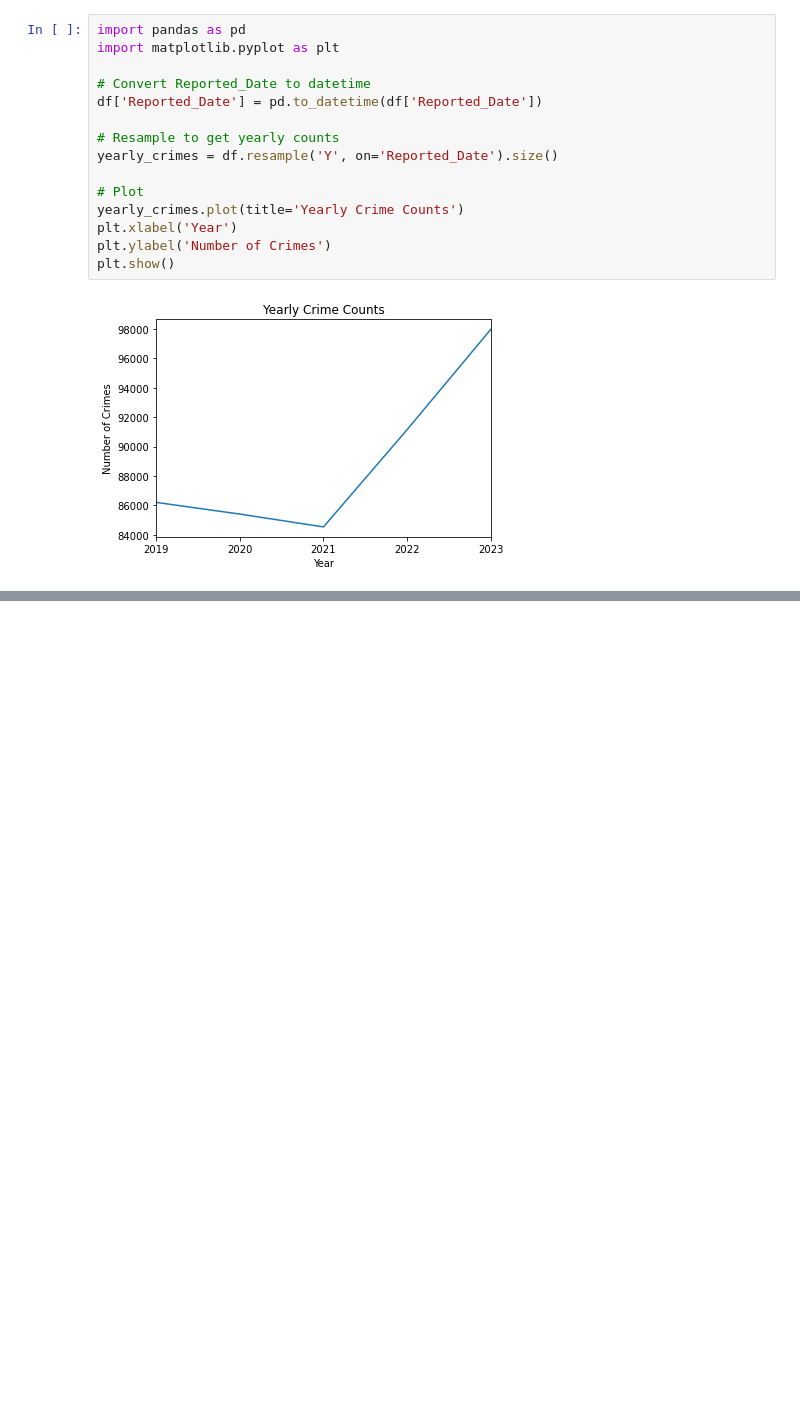
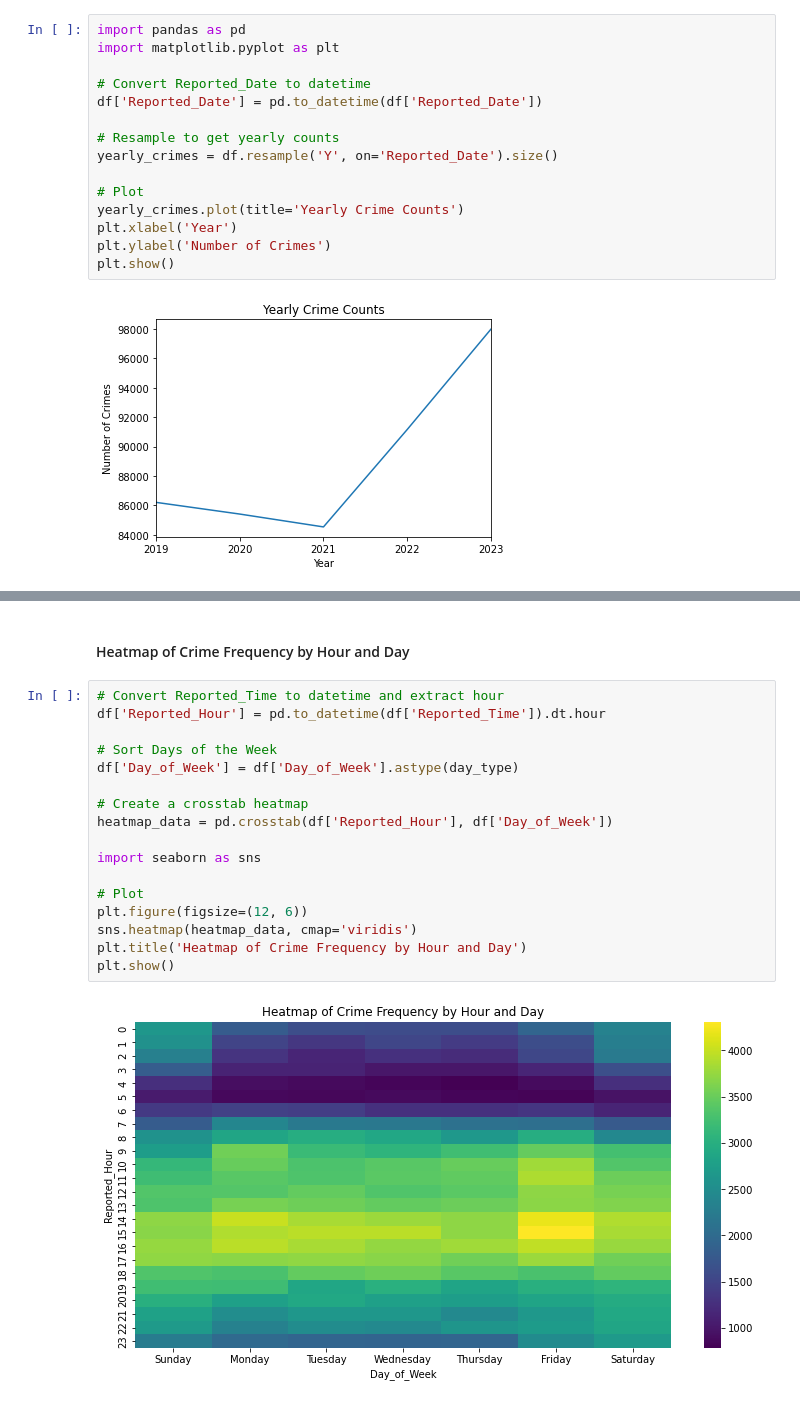
Before and after one commit to LindseySully/Kansas-City-Crime-Analysis, a Jupyter notebook: Crime_Analysis_EDA.ipynb, the cells around one changed output, grey strips where cells are left out. Cells and saved outputs as stored; diff of their text form; blank space fills up the shorter version.

```diff
--- a/Crime_Analysis_EDA.ipynb
+++ b/Crime_Analysis_EDA.ipynb
@@ -227,0 +253,21 @@ plt.show()
+# %% [markdown]
+#### Heatmap of Crime Frequency by Hour and Day
+# %%
+# Convert Reported_Time to datetime and extract hour
+df['Reported_Hour'] = pd.to_datetime(df['Reported_Time']).dt.hour
+
+# Sort Days of the Week
+df['Day_of_Week'] = df['Day_of_Week'].astype(day_type)
+
+# Create a crosstab heatmap
+heatmap_data = pd.crosstab(df['Reported_Hour'], df['Day_of_Week'])
+
+import seaborn as sns
+
+# Plot
+plt.figure(figsize=(12, 6))
+sns.heatmap(heatmap_data, cmap='viridis')
+plt.title('Heatmap of Crime Frequency by Hour and Day')
+plt.show()
+# %% [output]
+[figure, added]
```
Also changed, not shown: parts of 4 cells of this notebook.
